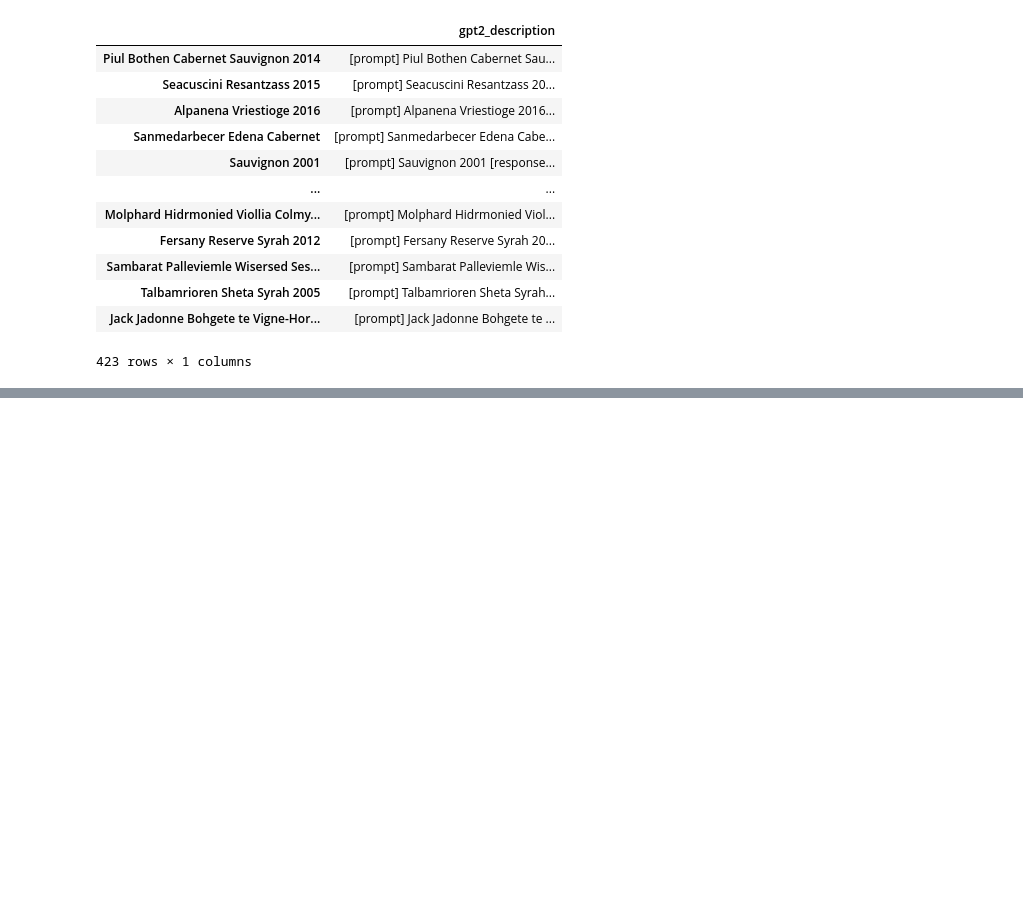
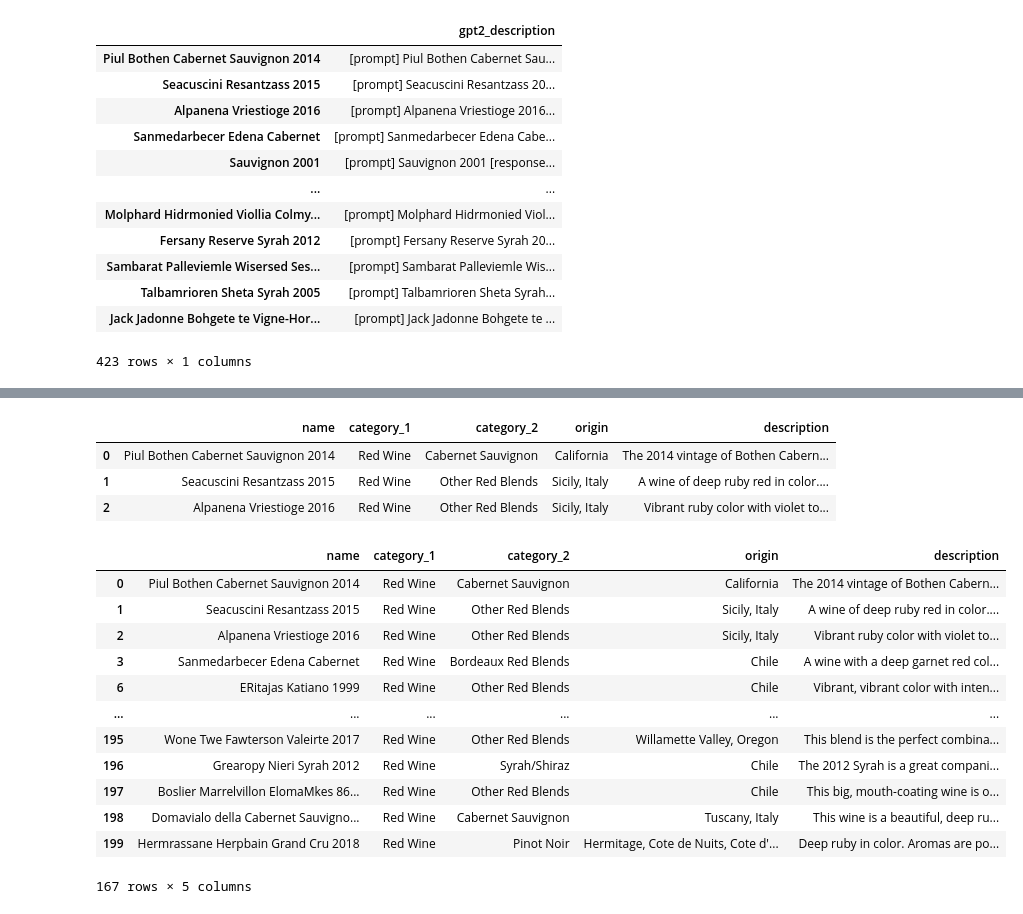
Before and after one commit to cipher982/this-wine-does-not-exist, a Jupyter notebook: notebooks/4b_v2_generate_gpt2_descriptions.ipynb, the cells around one changed output, grey strips where cells are left out. Cells and saved outputs as stored; diff of their text form; code cells hidden in the pictures; blank space fills up the shorter version.

```diff
--- a/notebooks/4b_v2_generate_gpt2_descriptions.ipynb
+++ b/notebooks/4b_v2_generate_gpt2_descriptions.ipynb
@@ -116,0 +131,6 @@ descriptions_df
+# %%
+data = data_raw[data_raw['error_msg'] == 'None']
+data = data[['name','output']].replace('"', '', regex=True)
+
+print(data.shape)
+data.head(3)
@@ -116,0 +143,58 @@ descriptions_df
+# %%
+category_1 = data['output']\
+    .str.split('\[category_1\]', expand=True)[1]\
+    .str.split('\[category_2\]', expand=True)[0]
+
+category_2 = data['output']\
+    .str.split('\[category_2]', expand=True)[1]\
+    .str.split('\[origin]', expand=True)[0]
+
+origin = data['output']\
+    .str.split('\[origin]', expand=True)[1]\
+    .str.split(' from ', expand=True)[1]\
+    .str.split('\[description\]', expand=True)[0]
+
+description = data['output']\
+    .str.split('\[description]', expand=True)[1]
+# %%
+data_clean = pd.DataFrame({
+  'name': data['name'],
+  'category_1': category_1,
+  'category_2': category_2,
+  'origin': origin,
+  'description': description
+})
+
+data_clean.head(3)
+# %% [output]
+|  | name | category_1 | category_2 | origin | description |
+| 0 | Piul Bothen Cabernet Sauvignon 2014 | Red Wine | Cabernet Sauvignon | California | The 2014 vintage of Bothen Cabern... |
+| 1 | Seacuscini Resantzass 2015 | Red Wine | Other Red Blends | Sicily, Italy | A wine of deep ruby red in color.... |
+| 2 | Alpanena Vriestioge 2016 | Red Wine | Other Red Blends | Sicily, Italy | Vibrant ruby color with violet to... |
+# %%
+category_1_valids = ['Red Wine', 'White Wine', 'Pink and Rosé', 'Sparkling & Champagne']
+category_2_valids = ['Chardonnay', 'Pinot Noir', 'Cabernet Sauvignon',
+                     'Bordeaux Red Blends', 'Other Red Blends', 'Syrah/Shiraz',
+                     'Sauvignon Blanc', 'Merlot', 'Sangiovese', 'Rhone Red Blends',
+                     'Zinfandel', 'Riesling', 'Rosé', 'Pinot Gris/Grigio',
+                     'Other White Blends', 'Tempranillo', 'Nebbiolo', 'Malbec']
+
+data_clean = data_clean.applymap(lambda x: x.strip() if isinstance(x, str) else x)
+data_clean = data_clean[data_clean['category_1'].isin(category_1_valids)]
+data_clean = data_clean[data_clean['category_2'].isin(category_2_valids)]
+# %%
+data_clean
+# %% [output]
+|  | name | category_1 | category_2 | origin | description |
+| 0 | Piul Bothen Cabernet Sauvignon 2014 | Red Wine | Cabernet Sauvignon | California | The 2014 vintage of Bothen Cabern... |
+| 1 | Seacuscini Resantzass 2015 | Red Wine | Other Red Blends | Sicily, Italy | A wine of deep ruby red in color.... |
+| 2 | Alpanena Vriestioge 2016 | Red Wine | Other Red Blends | Sicily, Italy | Vibrant ruby color with violet to... |
+| 3 | Sanmedarbecer Edena Cabernet | Red Wine | Bordeaux Red Blends | Chile | A wine with a deep garnet red col... |
+| 6 | ERitajas Katiano 1999 | Red Wine | Other Red Blends | Chile | Vibrant, vibrant color with inten... |
+| ... | ... | ... | ... | ... | ... |
+| 195 | Wone Twe Fawterson Valeirte 2017 | Red Wine | Other Red Blends | Willamette Valley, Oregon | This blend is the perfect combina... |
+| 196 | Grearopy Nieri Syrah 2012 | Red Wine | Syrah/Shiraz | Chile | The 2012 Syrah is a great compani... |
+| 197 | Boslier Marrelvillon ElomaMkes 86... | Red Wine | Other Red Blends | Chile | This big, mouth-coating wine is o... |
+| 198 | Domavialo della Cabernet Sauvigno... | Red Wine | Cabernet Sauvignon | Tuscany, Italy | This wine is a beautiful, deep ru... |
+| 199 | Hermrassane Herpbain Grand Cru 2018 | Red Wine | Pinot Noir | Hermitage, Cote de Nuits, Cote d'... | Deep ruby in color. Aromas are po... |
+167 rows × 5 columns
```
Also changed, not shown: parts of 3 cells of this notebook, 2 other files.
